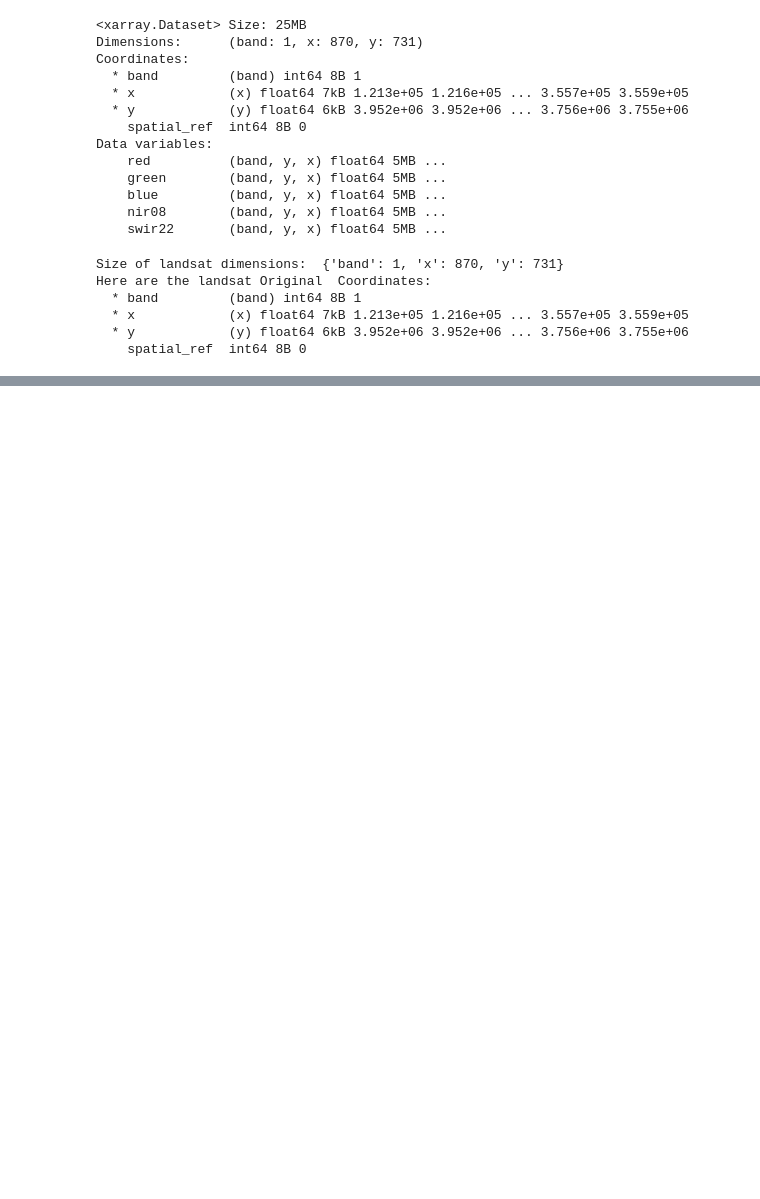
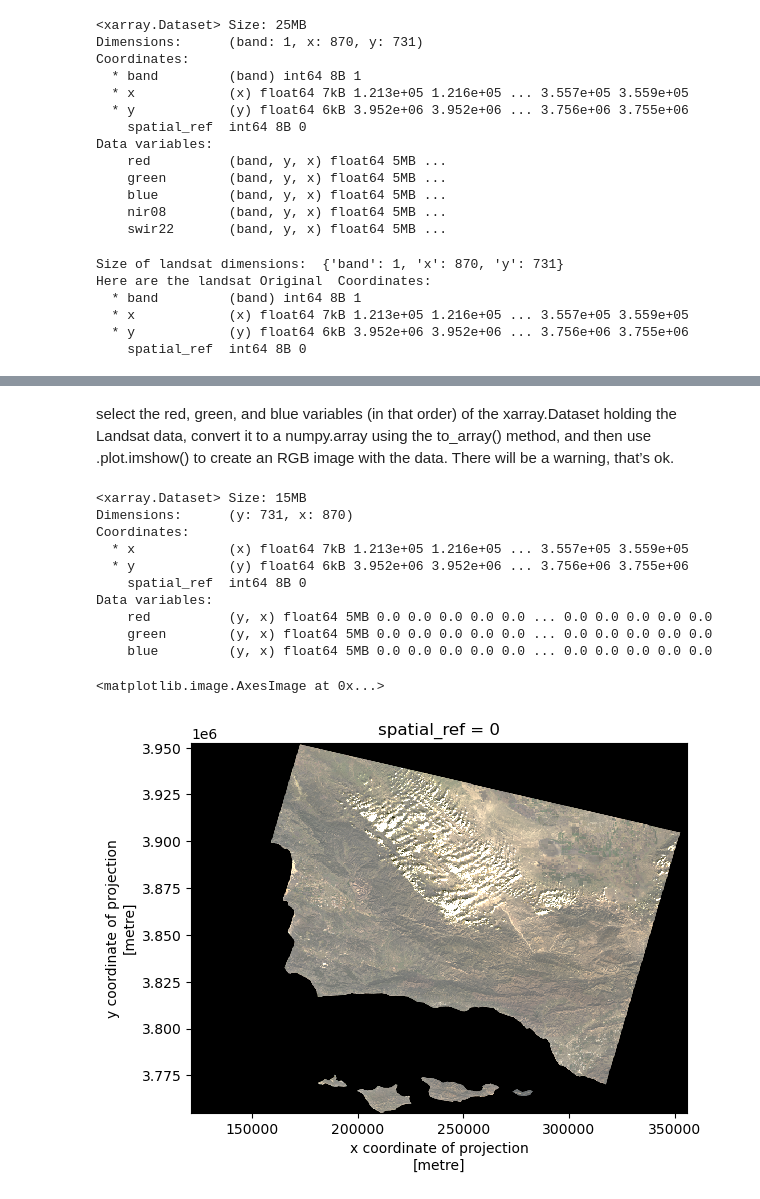
Before and after one commit to nicolelpepper/eds220-hwk4, a Jupyter notebook: hwk4-task2-false-color-PEPPER.ipynb.ipynb, the cells around one changed output, grey strips where cells are left out. Saved outputs shown, nothing was run; the diff lists cells and outputs as text; code cells hidden in the pictures; blank space fills up the shorter version.

Commit message:
Generate true and false color images over study area

```diff
--- a/hwk4-task2-false-color-PEPPER.ipynb.ipynb
+++ b/hwk4-task2-false-color-PEPPER.ipynb.ipynb
@@ -81,0 +92,30 @@ landsat.plot()
+# %% [markdown]
+select the red, green, and blue variables (in that order) of the xarray.Dataset holding the Landsat data,
+convert it to a numpy.array using the to_array() method, and then
+use .plot.imshow() to create an RGB image with the data. There will be a warning, that’s ok.
+# %%
+# ---- Create a true color image -----
+
+# Select red, green, and blue variables
+rgb = landsat[['red', 'green', 'blue']]
+print(rgb)
+
+# Convert to a DataArray using .to_array()
+rgb_array = rgb.to_array()
+
+# Plot as an RGB image
+# 'robust = True' sets scale based on the 2nd and 98th percentiles to reduce influence of outliers
+rgb_array.plot.imshow(robust=True)
+# %% [output]
+<xarray.Dataset> Size: 15MB
+Dimensions:      (y: 731, x: 870)
+Coordinates:
+  * x            (x) float64 7kB 1.213e+05 1.216e+05 ... 3.557e+05 3.559e+05
+  * y            (y) float64 6kB 3.952e+06 3.952e+06 ... 3.756e+06 3.755e+06
+    spatial_ref  int64 8B 0
+Data variables:
+    red          (y, x) float64 5MB 0.0 0.0 0.0 0.0 0.0 ... 0.0 0.0 0.0 0.0 0.0
+    green        (y, x) float64 5MB 0.0 0.0 0.0 0.0 0.0 ... 0.0 0.0 0.0 0.0 0.0
+    blue         (y, x) float64 5MB 0.0 0.0 0.0 0.0 0.0 ... 0.0 0.0 0.0 0.0 0.0
+<matplotlib.image.AxesImage at 0x...>
+[figure, added]
```
Also changed, not shown: parts of 4 cells of this notebook.
